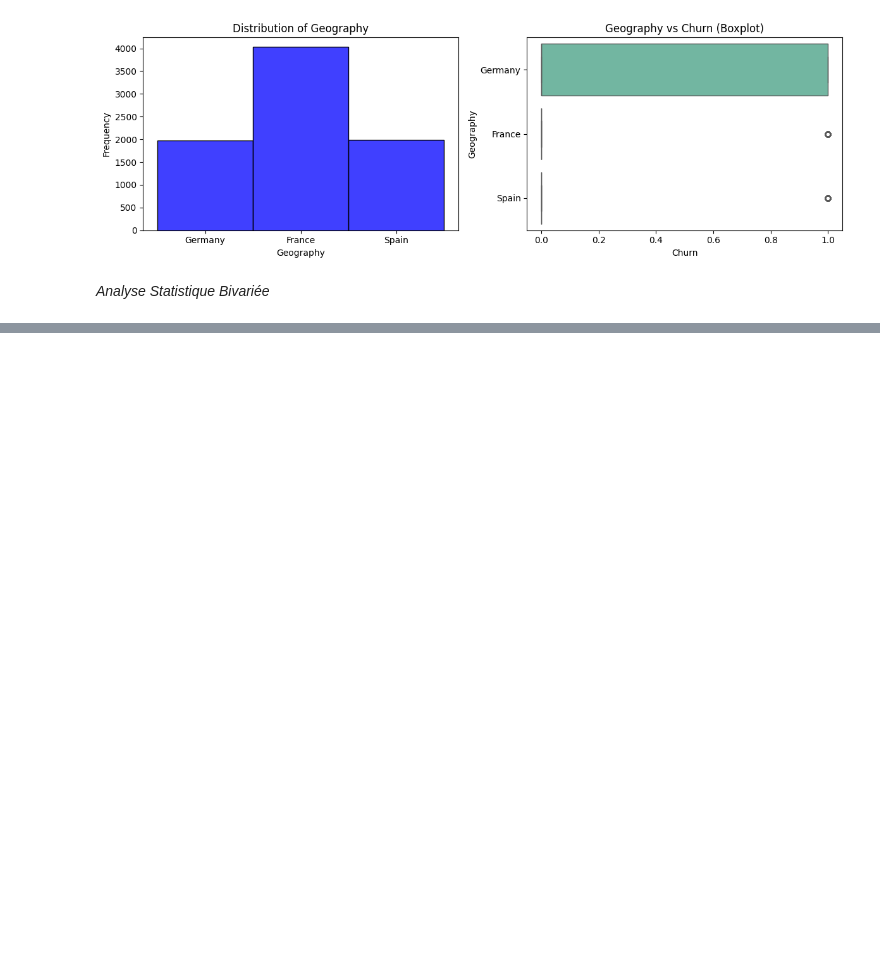
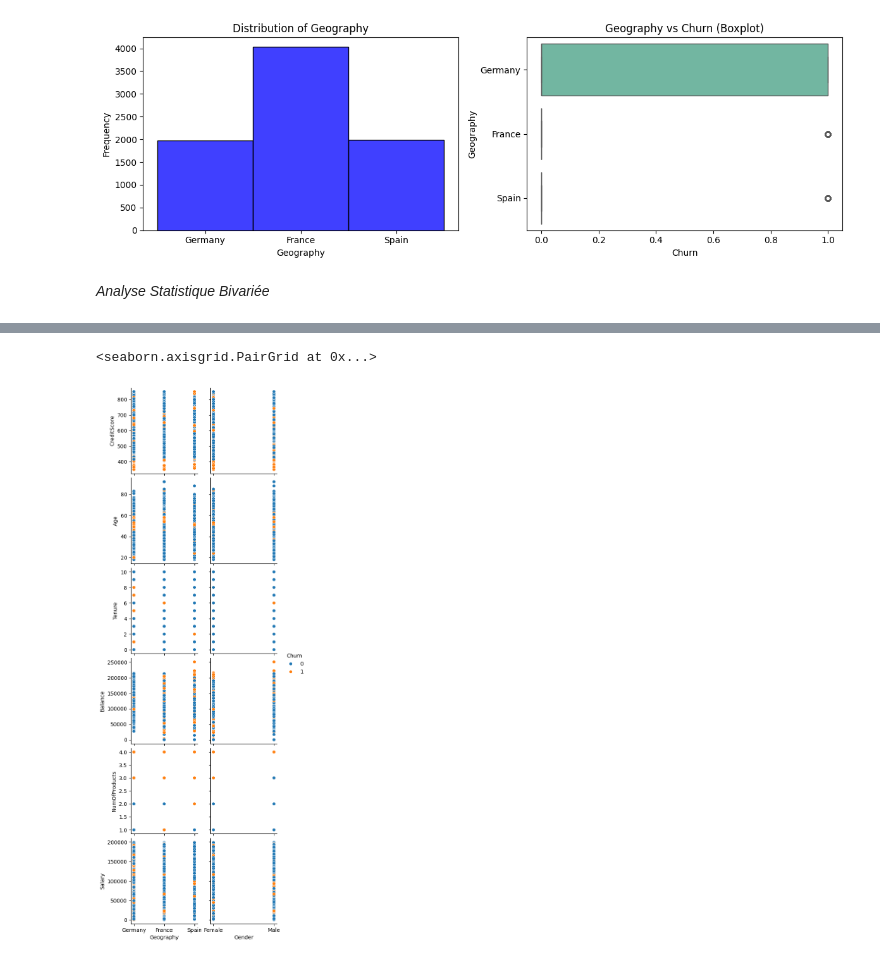
Before and after one commit to Design3Website/MachineLearning_PredictingChurnRate, a Jupyter notebook: Mon_Model.ipynb, the cells around one changed output, grey strips where cells are left out. Saved outputs shown, nothing was run; the diff lists cells and outputs as text; code cells hidden in the pictures; blank space fills up the shorter version.

```diff
--- a/Mon_Model.ipynb
+++ b/Mon_Model.ipynb
@@ -268,0 +328,6 @@ plt.show()
+# %%
+# x = cat_columns , y= numeric_columns
+sns.pairplot(df, x_vars=cat_columns, y_vars=numeric_columns, hue='Churn', diag_kind='hist')
+# %% [output]
+<seaborn.axisgrid.PairGrid at 0x...>
+[figure, added]
```
Also changed, not shown: parts of 16 cells of this notebook.
